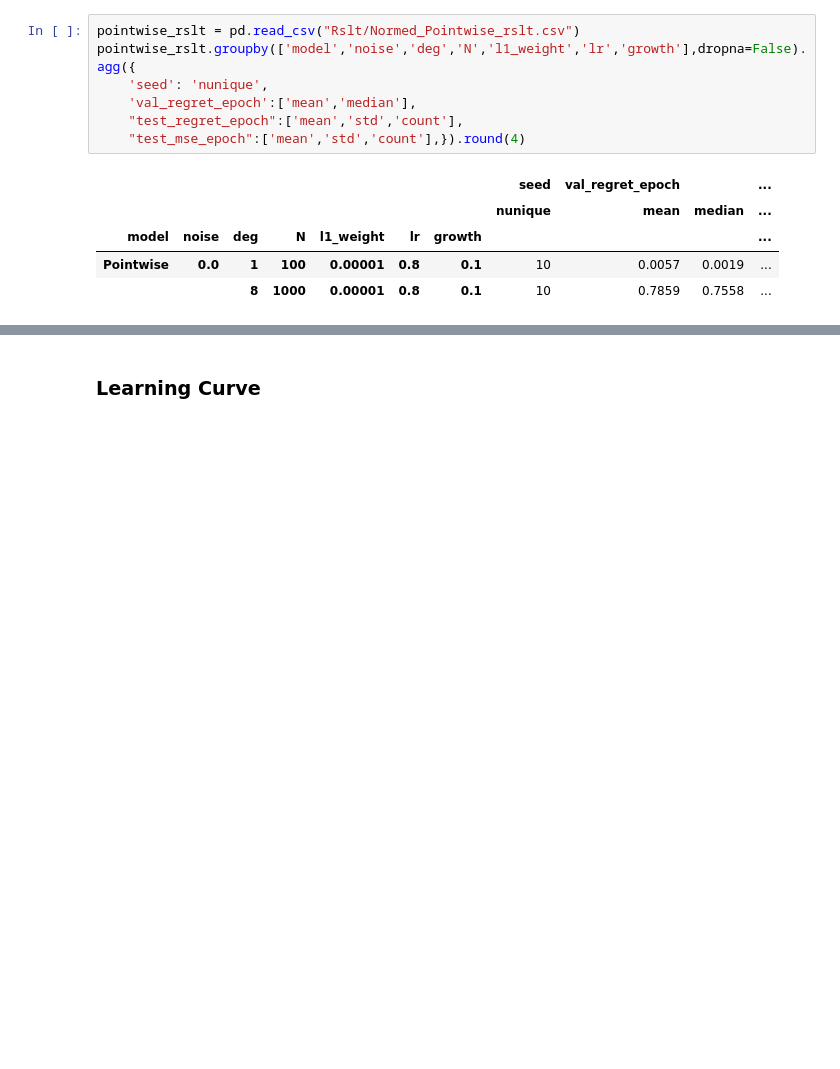
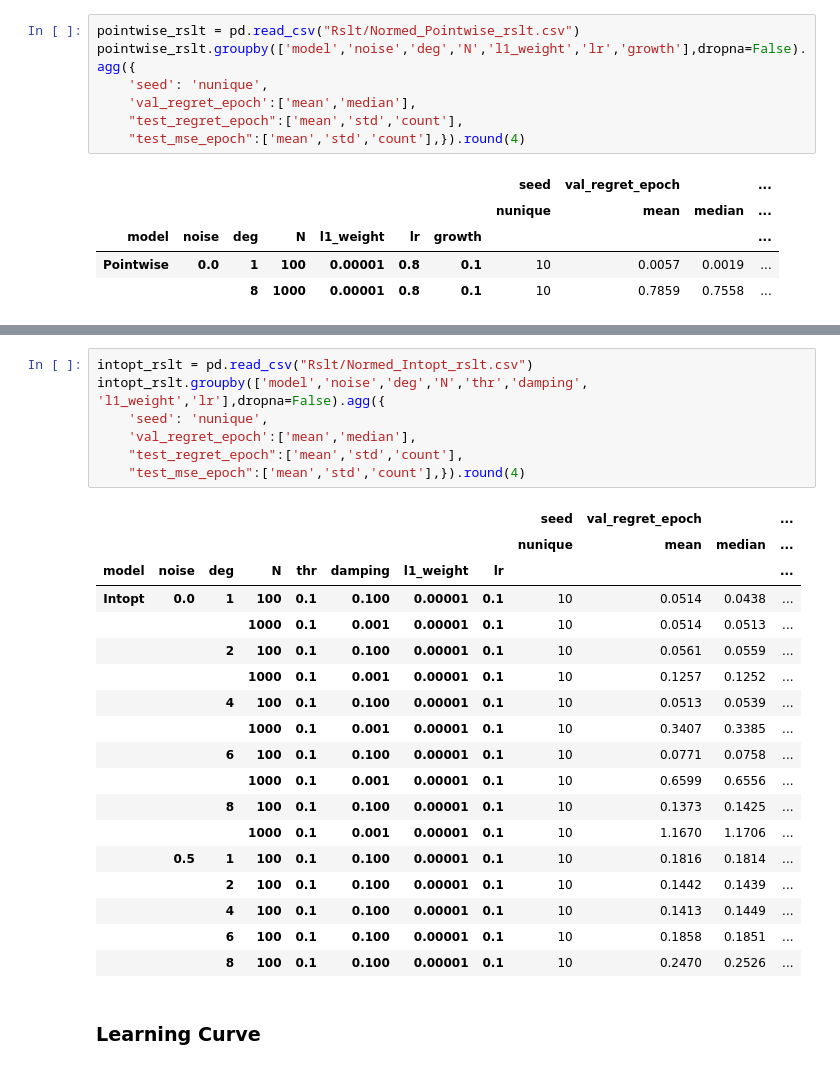
Before and after one commit to PredOpt/predopt-benchmarks, a Jupyter notebook: SPOSP/ResultIn Tabular.ipynb, the cells around one changed output, grey strips where cells are left out. Saved outputs shown, nothing was run; the diff lists cells and outputs as text; blank space fills up the shorter version.

```diff
--- a/SPOSP/ResultIn Tabular.ipynb
+++ b/SPOSP/ResultIn Tabular.ipynb
@@ -356,3 +426,29 @@ pointwise_rslt.groupby(['model','noise','deg','N','l1_weight','lr','growth'],dro
+# %%
+intopt_rslt = pd.read_csv("Rslt/Normed_Intopt_rslt.csv")
+intopt_rslt.groupby(['model','noise','deg','N','thr','damping',  'l1_weight','lr'],dropna=False).agg({
+    'seed': 'nunique',
+    'val_regret_epoch':['mean','median'],
+    "test_regret_epoch":['mean','std','count'],
+    "test_mse_epoch":['mean','std','count'],}).round(4)
+# %% [output]
+|  |  |  |  |  |  |  |  | seed | val_regret_epoch |  | ... |
+|  |  |  |  |  |  |  |  | nunique | mean | median | ... |
+| model | noise | deg | N | thr | damping | l1_weight | lr |  |  |  | ... |
+| Intopt | 0.0 | 1 | 100 | 0.1 | 0.100 | 0.00001 | 0.1 | 10 | 0.0514 | 0.0438 | ... |
+|  |  |  | 1000 | 0.1 | 0.001 | 0.00001 | 0.1 | 10 | 0.0514 | 0.0513 | ... |
+|  |  | 2 | 100 | 0.1 | 0.100 | 0.00001 | 0.1 | 10 | 0.0561 | 0.0559 | ... |
+|  |  |  | 1000 | 0.1 | 0.001 | 0.00001 | 0.1 | 10 | 0.1257 | 0.1252 | ... |
+|  |  | 4 | 100 | 0.1 | 0.100 | 0.00001 | 0.1 | 10 | 0.0513 | 0.0539 | ... |
+|  |  |  | 1000 | 0.1 | 0.001 | 0.00001 | 0.1 | 10 | 0.3407 | 0.3385 | ... |
+|  |  | 6 | 100 | 0.1 | 0.100 | 0.00001 | 0.1 | 10 | 0.0771 | 0.0758 | ... |
+|  |  |  | 1000 | 0.1 | 0.001 | 0.00001 | 0.1 | 10 | 0.6599 | 0.6556 | ... |
+|  |  | 8 | 100 | 0.1 | 0.100 | 0.00001 | 0.1 | 10 | 0.1373 | 0.1425 | ... |
+|  |  |  | 1000 | 0.1 | 0.001 | 0.00001 | 0.1 | 10 | 1.1670 | 1.1706 | ... |
+|  | 0.5 | 1 | 100 | 0.1 | 0.100 | 0.00001 | 0.1 | 10 | 0.1816 | 0.1814 | ... |
+|  |  | 2 | 100 | 0.1 | 0.100 | 0.00001 | 0.1 | 10 | 0.1442 | 0.1439 | ... |
+|  |  | 4 | 100 | 0.1 | 0.100 | 0.00001 | 0.1 | 10 | 0.1413 | 0.1449 | ... |
+|  |  | 6 | 100 | 0.1 | 0.100 | 0.00001 | 0.1 | 10 | 0.1858 | 0.1851 | ... |
+|  |  | 8 | 100 | 0.1 | 0.100 | 0.00001 | 0.1 | 10 | 0.2470 | 0.2526 | ... |
 # %% [markdown]
 ### Learning Curve
 # %%
```
Also changed, not shown: parts of 6 cells of this notebook, 1 other file.
